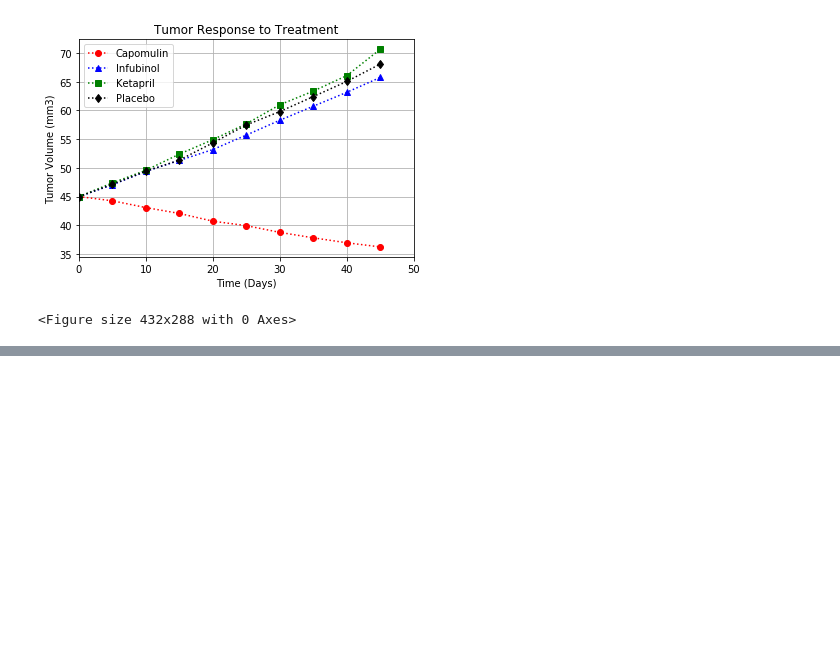
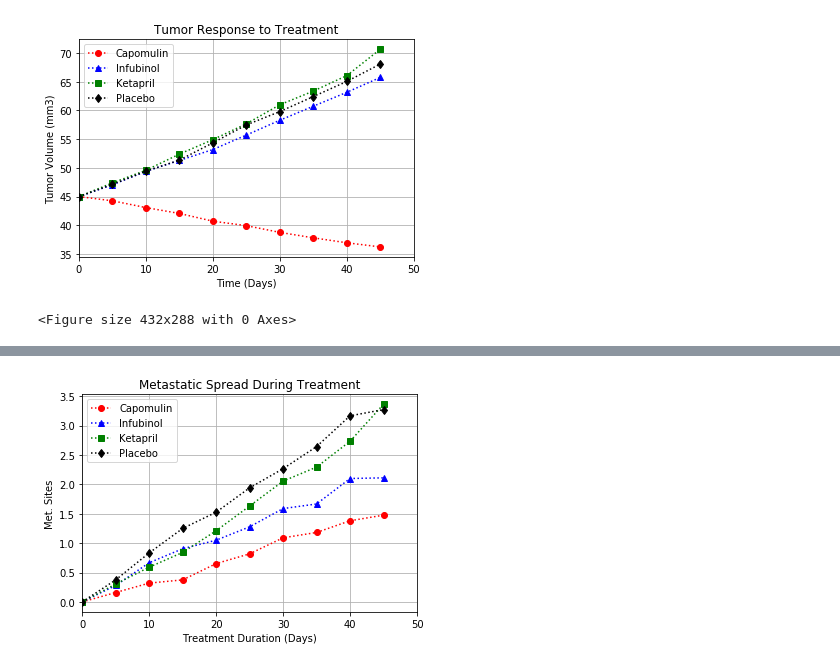
Before and after one commit to mitchellcapell95/matplotlib, a Jupyter notebook: Pymaceuticals.ipynb, the cells around one changed output, grey strips where cells are left out. Saved outputs shown, nothing was run; the diff lists cells and outputs as text; code cells hidden in the pictures; blank space fills up the shorter version.

```diff
--- a/Pymaceuticals.ipynb
+++ b/Pymaceuticals.ipynb
@@ -128,3 +139,15 @@ plt.show()
 plt.savefig(".Tumor_Treatment_Response.png")
 # %% [output]
 <Figure size 432x288 with 0 Axes>
+# %%
+# Store the Mean Met. Site Data Grouped by Drug and Timepoint
+
+mean_metastatic_resp = drug_timepoint_grouped["Metastatic Sites"].mean()
+
+# Convert to DataFrame
+
+mean_metastatic_resp_df = pd.DataFrame(mean_metastatic_resp)
+
+# Preview DataFrame
+
+mean_metastatic_resp_df.head()
@@ -130,0 +184,8 @@ plt.savefig(".Tumor_Treatment_Response.png")
+# %%
+# Minor Data Munging to Re-Format the Data Frames
+
+formatted_mean_mr_df = mean_metastatic_resp_df.pivot_table(index='Timepoint',columns='Drug',values='Metastatic Sites')
+
+# Preview that Reformatting worked
+
+formatted_mean_mr_df
@@ -130,0 +226,23 @@ plt.savefig(".Tumor_Treatment_Response.png")
+# %%
+# Generate the Plot (with Error Bars)
+
+ax = plt.gca()
+
+
+formatted_mean_mr_df.plot(kind='line',style=":",y='Capomulin',marker="o",color='red',ax=ax)
+formatted_mean_mr_df.plot(kind='line',style=":",y='Infubinol',marker="^",color='blue',ax=ax)
+formatted_mean_mr_df.plot(kind='line',style=":",y='Ketapril',marker="s",color='green',ax=ax)
+formatted_mean_mr_df.plot(kind='line',style=":",y='Placebo',marker="d",color='black',ax=ax)
+
+
+plt.title("Metastatic Spread During Treatment")
+plt.xlabel("Treatment Duration (Days)")
+plt.ylabel("Met. Sites")
+
+plt.xlim(0, 50, 10)
+
+plt.legend()
+plt.grid()
+plt.show()
+# %% [output]
+[figure, added]
```
Also changed, not shown: parts of 20 cells of this notebook.
